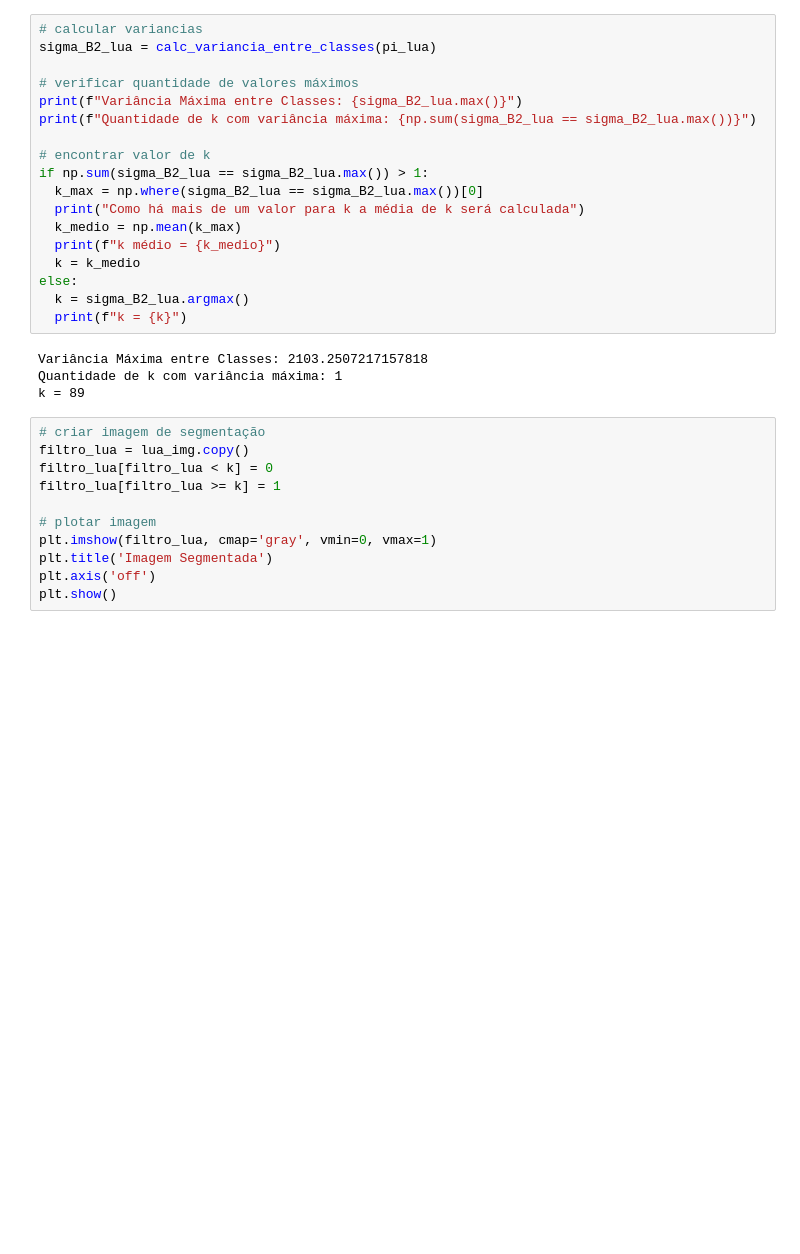
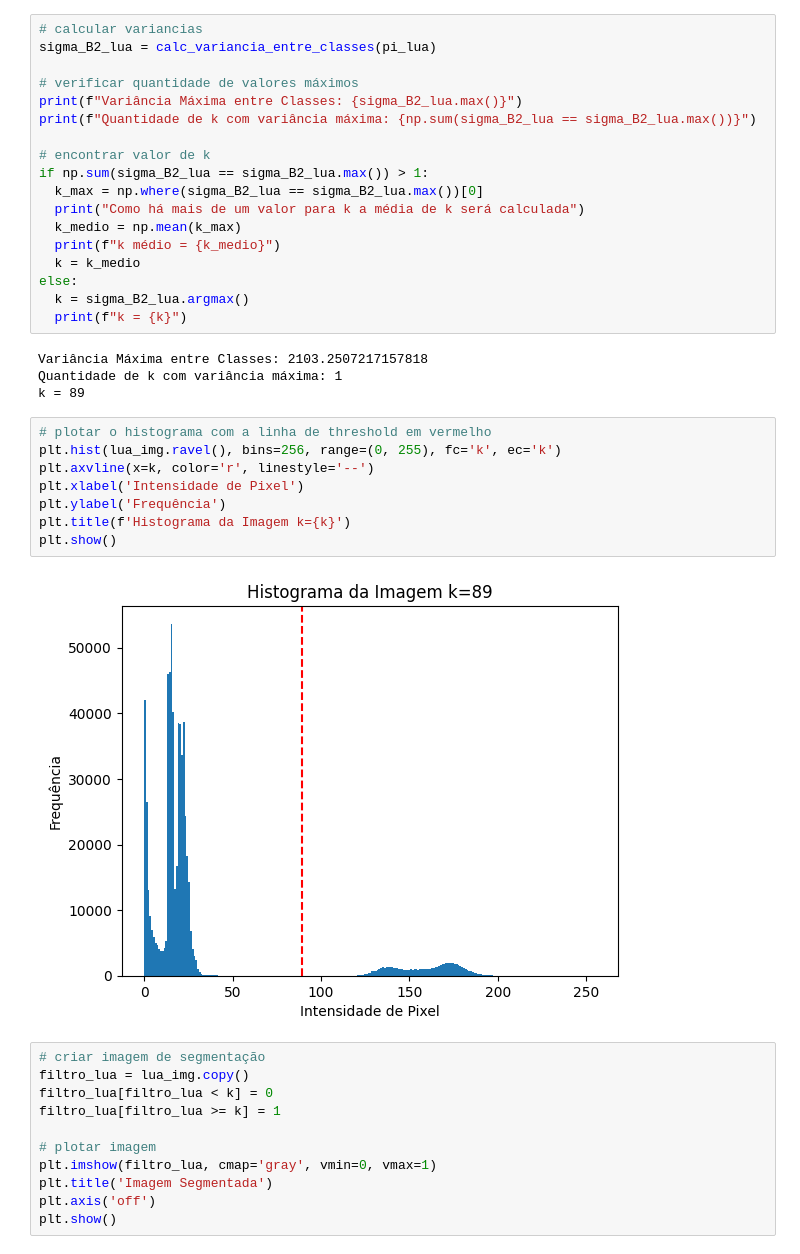
Before and after one commit to brunoroma83/PTC5892-Processamento-de-Imagens-Medicas, a Jupyter notebook: Método Otsu (1979).ipynb, the cells around one changed output. Cells and saved outputs as stored; diff of their text form; blank space fills up the shorter version.

```diff
--- a/Método Otsu (1979).ipynb
+++ b/Método Otsu (1979).ipynb
@@ -522,6 +549,16 @@ else:
 Variância Máxima entre Classes: 2103.2507217157818
 Quantidade de k com variância máxima: 1
 k = 89
+# %%
+# plotar o histograma com a linha de threshold em vermelho
+plt.hist(lua_img.ravel(), bins=256, range=(0, 255), fc='k', ec='k')
+plt.axvline(x=k, color='r', linestyle='--')
+plt.xlabel('Intensidade de Pixel')
+plt.ylabel('Frequência')
+plt.title(f'Histograma da Imagem k={k}')
+plt.show()
+# %% [output]
+[figure, added]
 # %%
 # criar imagem de segmentação
 filtro_lua = lua_img.copy()
```
Also changed, not shown: parts of 13 cells of this notebook.
